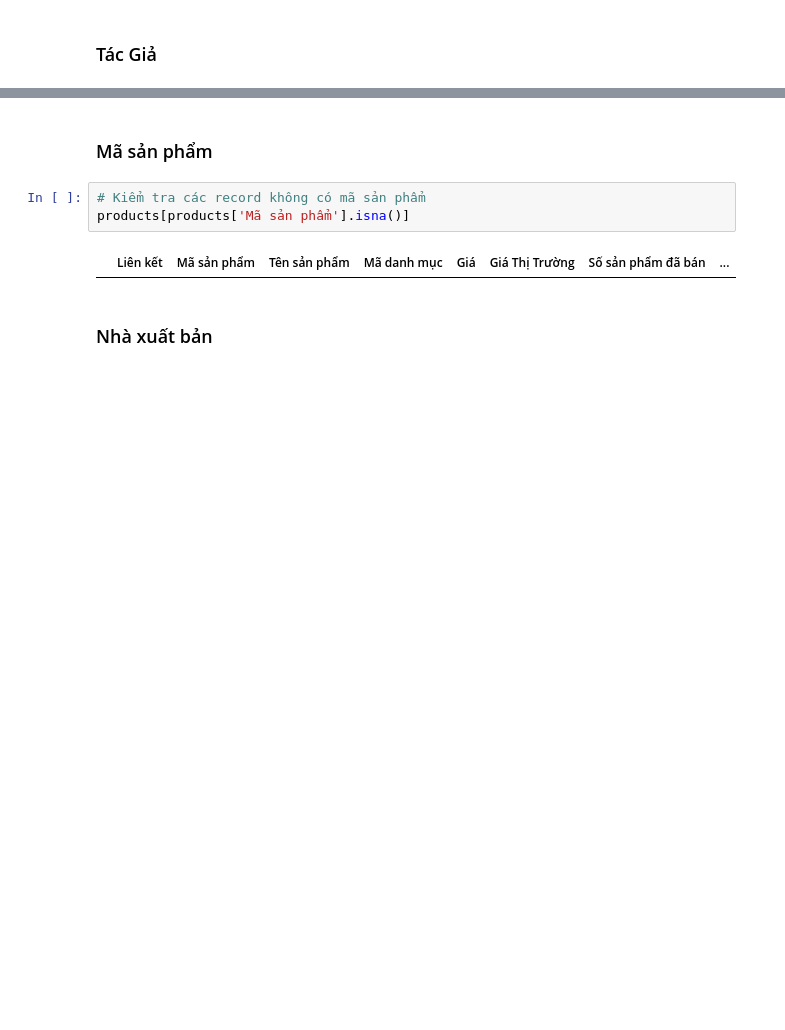
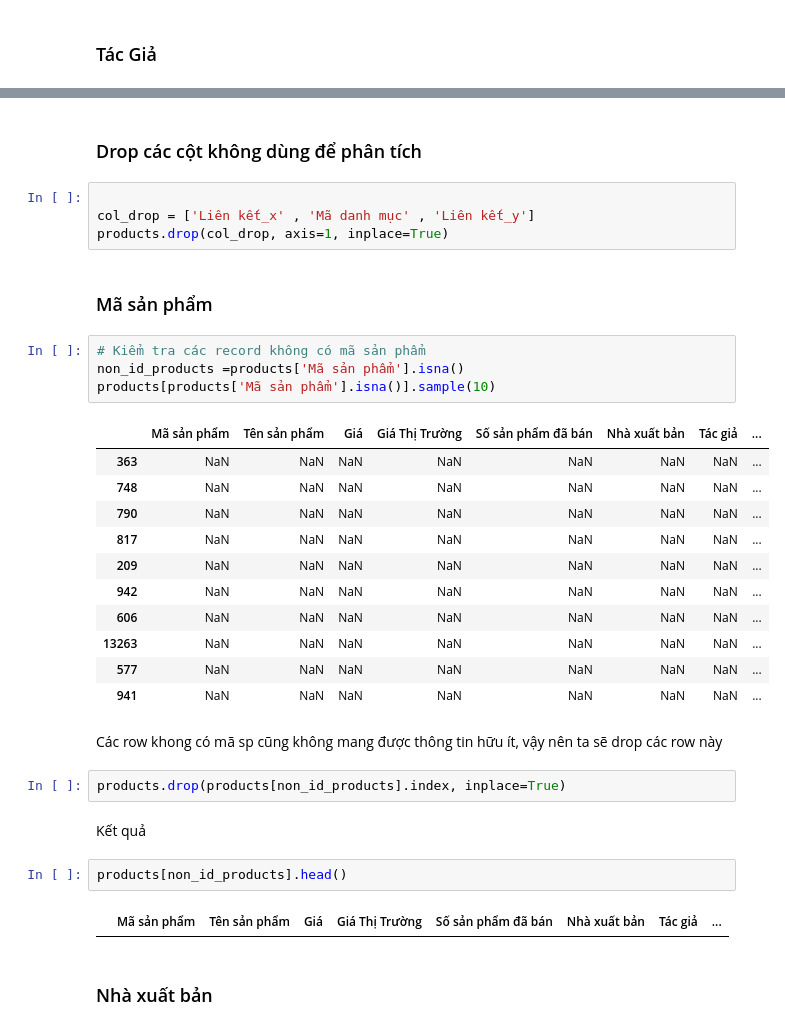
Before and after one commit to dien9907/Fahasa_Selenium, a Jupyter notebook: cleaning.ipynb, the cells around one changed output, grey strips where cells are left out. Saved outputs shown, nothing was run; the diff lists cells and outputs as text; blank space fills up the shorter version.

```diff
--- a/cleaning.ipynb
+++ b/cleaning.ipynb
@@ -71,10 +89,37 @@ products[products['Tác giả'].isnull()]
+# %% [markdown]
+### Drop các cột không dùng để phân tích
+# %%
+
+col_drop = ['Liên kết_x' , 'Mã danh mục' , 'Liên kết_y']
+products.drop(col_drop, axis=1, inplace=True)
 # %% [markdown]
 ### Mã sản phẩm
 # %%
 # Kiểm tra các record không có mã sản phẩm
-products[products['Mã sản phẩm'].isna()]
+non_id_products =products['Mã sản phẩm'].isna()
+products[products['Mã sản phẩm'].isna()].sample(10)
 # %% [output]
-|  | Liên kết | Mã sản phẩm | Tên sản phẩm | Mã danh mục | Giá | Giá Thị Trường | Số sản phẩm đã bán | ... |
+|  | Mã sản phẩm | Tên sản phẩm | Giá | Giá Thị Trường | Số sản phẩm đã bán | Nhà xuất bản | Tác giả | ... |
+| 363 | NaN | NaN | NaN | NaN | NaN | NaN | NaN | ... |
+| 748 | NaN | NaN | NaN | NaN | NaN | NaN | NaN | ... |
+| 790 | NaN | NaN | NaN | NaN | NaN | NaN | NaN | ... |
+| 817 | NaN | NaN | NaN | NaN | NaN | NaN | NaN | ... |
+| 209 | NaN | NaN | NaN | NaN | NaN | NaN | NaN | ... |
+| 942 | NaN | NaN | NaN | NaN | NaN | NaN | NaN | ... |
+| 606 | NaN | NaN | NaN | NaN | NaN | NaN | NaN | ... |
+| 13263 | NaN | NaN | NaN | NaN | NaN | NaN | NaN | ... |
+| 577 | NaN | NaN | NaN | NaN | NaN | NaN | NaN | ... |
+| 941 | NaN | NaN | NaN | NaN | NaN | NaN | NaN | ... |
+# %% [markdown]
+Các row khong có mã sp cũng không mang được thông tin hữu ít, vậy nên ta sẽ drop các row này
+# %%
+products.drop(products[non_id_products].index, inplace=True)
+# %% [markdown]
+Kết quả
+# %%
+products[non_id_products].head()
+# %% [output]
+|  | Mã sản phẩm | Tên sản phẩm | Giá | Giá Thị Trường | Số sản phẩm đã bán | Nhà xuất bản | Tác giả | ... |
 # %% [markdown]
 ### Nhà xuất bản
 # %%
```
Also changed, not shown: parts of 38 cells of this notebook.
